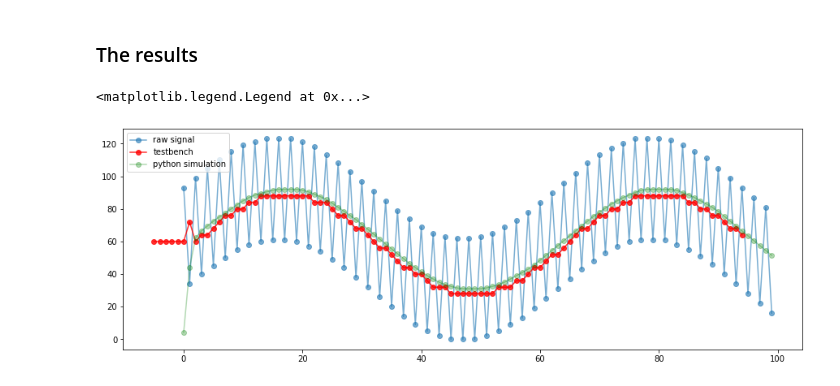
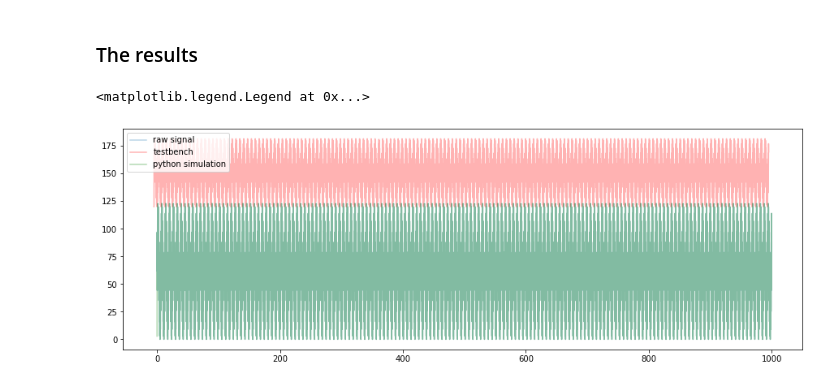
Before and after one commit to SaverioMonaco/4-Taps-FIR-Filter, a Jupyter notebook: testbench/analysis.ipynb, the cells around one changed output. Saved outputs shown, nothing was run; the diff lists cells and outputs as text; code cells hidden in the pictures.

Commit message:
changing signal

```diff
--- a/testbench/analysis.ipynb
+++ b/testbench/analysis.ipynb
@@ -27,3 +34,8 @@ t = np.arange(len(input_sig)) # array for the x coordinate, just for displaying
+# %%
+input_sig = 31*(2+np.sin(t)+np.sin(10*t))
+input_sig = input_sig.astype(int)
+
+np.savetxt("input_vectors.txt", input_sig, delimiter='\n',fmt='%d')   # X is an array
 # %%
 plt.figure(figsize=(15, 5))
 
@@ -64,12 +85,12 @@ In the algorithm 5 processes are considered:
 Let us find the coefficients for this filter:
 # %%
 numtaps = 4
-f = 0.1
+f = 2
 
 # this function gives us the coefficients used in the testbench
-c = signal.firwin(numtaps, f)
+c = signal.firwin(numtaps, f, fs=100)
 print("Coefficients for the Fir Filter:", c)
 
 # this function simulates the output of a fir_filter
-python_sig = lfilter(c, 1.0, input_sig)
+python_sig = lfilter(c, 1, input_sig)
 # %% [output]
@@ -89,7 +110,7 @@ Then we rescale back
 # %% [markdown]
 How do we transform the coefficients then?
 # %%
-coeffpot = 8
+coeffpot = 9
 rc = c * 2**coeffpot
 print(rc)
 trunc_rc = np.round(rc,0).astype(int)
@@ -122,16 +143,16 @@ Then we will need to rescale the output
 # %%
 # we save the result obtained using the testbench in a array named tb
 tb = loadtxt("output_results.txt")
-tb = tb * 2**(10-coeffpot) # we need to recover the correct scaling due to right shift
+tb = tb * 2**(8-coeffpot) # we need to recover the correct scaling due to right shift
 # %%
 plt.figure(figsize=(15, 5))
 
-plt.plot(t, input_sig, '-o',alpha=.6,label='raw signal')
-plt.plot(t-5, tb+60, '-o', color='r',alpha=.8,label='testbench')
-plt.plot(t, python_sig, '-o', color='g',alpha=.3,label='python simulation')
+plt.plot(t, input_sig, '-',alpha=.3,label='raw signal')
+plt.plot(t-5, tb+120, '-', color='r',alpha=.3,label='testbench')
+plt.plot(t, python_sig, '-', color='g',alpha=.3,label='python simulation')
 #plt.title("")
 #plt.xlim(0,130) #just for the latex report
 plt.legend(loc="upper left")
 # %% [output]
 <matplotlib.legend.Legend at 0x...>
-[figure, old version]
+[figure, new version]
```
Also changed, not shown: parts of 7 cells of this notebook, 6 other files.
